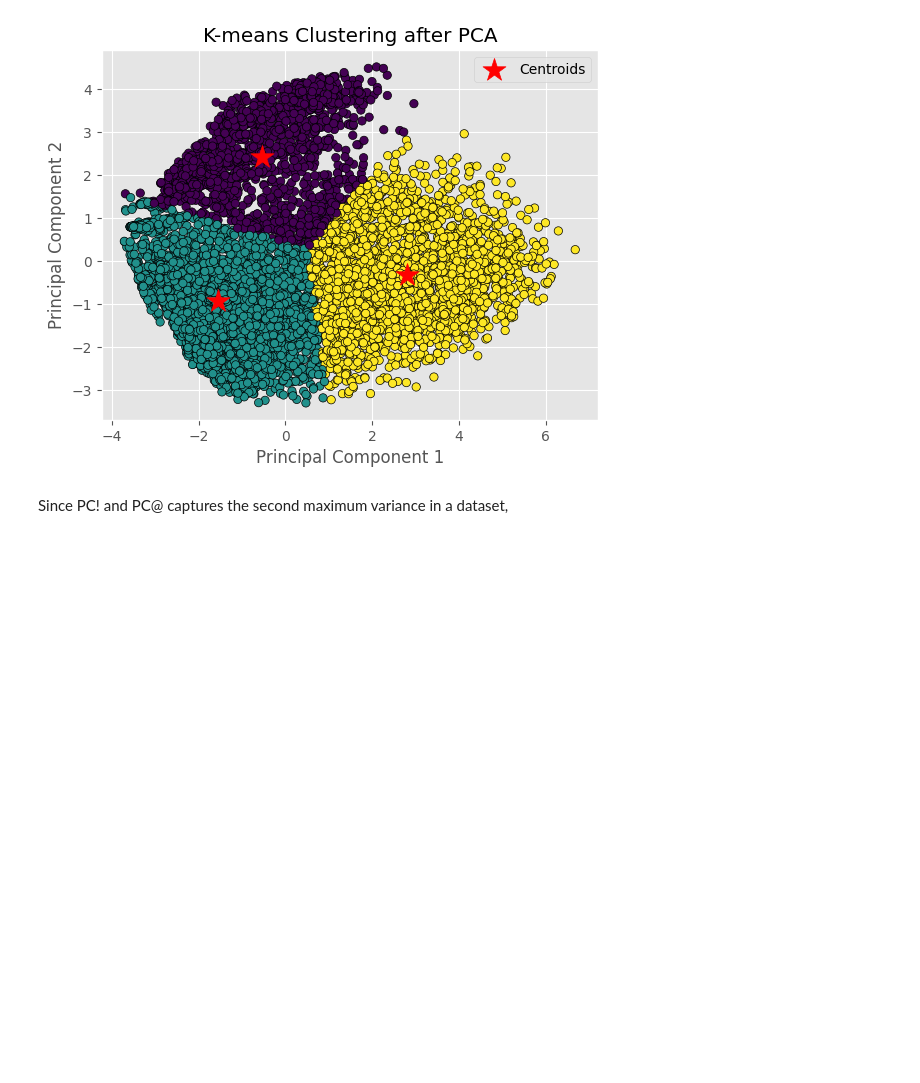
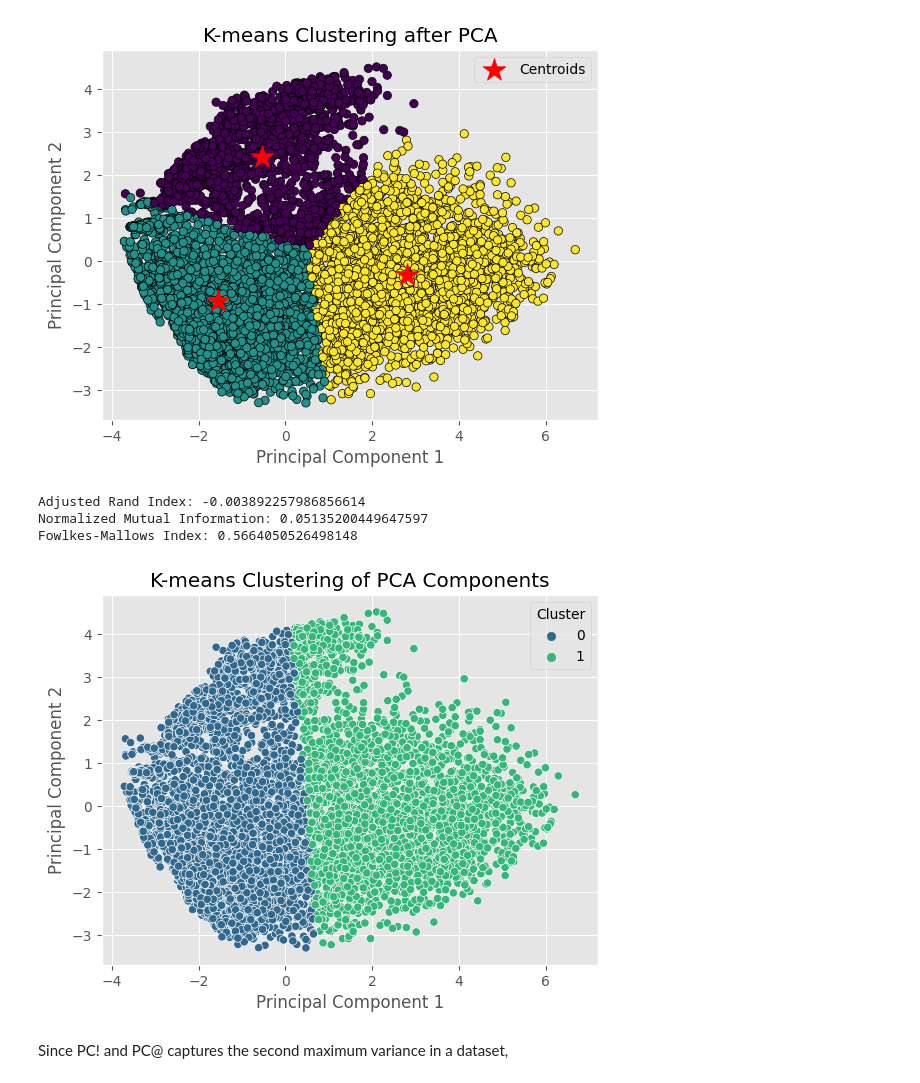
Before and after one commit to oneeyed-yggdrasil/CustomerSatisfaction, a Jupyter notebook: cc_new_01.ipynb, the cells around one changed output. Cells and saved outputs as stored; diff of their text form; code cells hidden in the pictures; blank space fills up the shorter version.

```diff
--- a/cc_new_01.ipynb
+++ b/cc_new_01.ipynb
@@ -1327,6 +1336,40 @@ Feature Matrix:
 28 -1.488598  1.884507        0
 29  1.474651  4.072065        0
 [figure]
+# %%
+from sklearn.metrics import adjusted_rand_score, normalized_mutual_info_score, fowlkes_mallows_score
+
+# Assuming X is your feature matrix and true_labels are the ground truth labels
+# You need to replace these variables with your actual data
+
+# Perform K-means clustering with 3 clusters (you can adjust the number of clusters)
+kmeans = KMeans(n_clusters=2, random_state=42)
+cluster_assignments = kmeans.fit_predict(principal_components)
+
+# Assuming true_labels is the ground truth labels for evaluation
+# Replace true_labels with your actual ground truth labels if available
+
+# Evaluate clustering using external validation metrics
+ari_score = adjusted_rand_score(y, cluster_assignments)
+nmi_score = normalized_mutual_info_score(y, cluster_assignments)
+fm_score = fowlkes_mallows_score(y, cluster_assignments)
+
+# Print the evaluation scores
+print(f"Adjusted Rand Index: {ari_score}")
+print(f"Normalized Mutual Information: {nmi_score}")
+print(f"Fowlkes-Mallows Index: {fm_score}")
+
+# Visualize the clusters in the reduced-dimensional space
+final_df['Cluster'] = cluster_assignments
+sns.scatterplot(x='Principal Component 1', y='Principal Component 2', hue='Cluster', data=final_df, palette='viridis')
+
+plt.title('K-means Clustering of PCA Components')
+plt.show()
+# %% [output]
+Adjusted Rand Index: -0.003892257986856614
+Normalized Mutual Information: 0.05135200449647597
+Fowlkes-Mallows Index: 0.5664050526498148
+[figure, added]
 # %% [markdown]
 Since PC! and PC@ captures the second maximum variance in a dataset,
 # %% [markdown]
```
Also changed, not shown: parts of 4 cells of this notebook.
